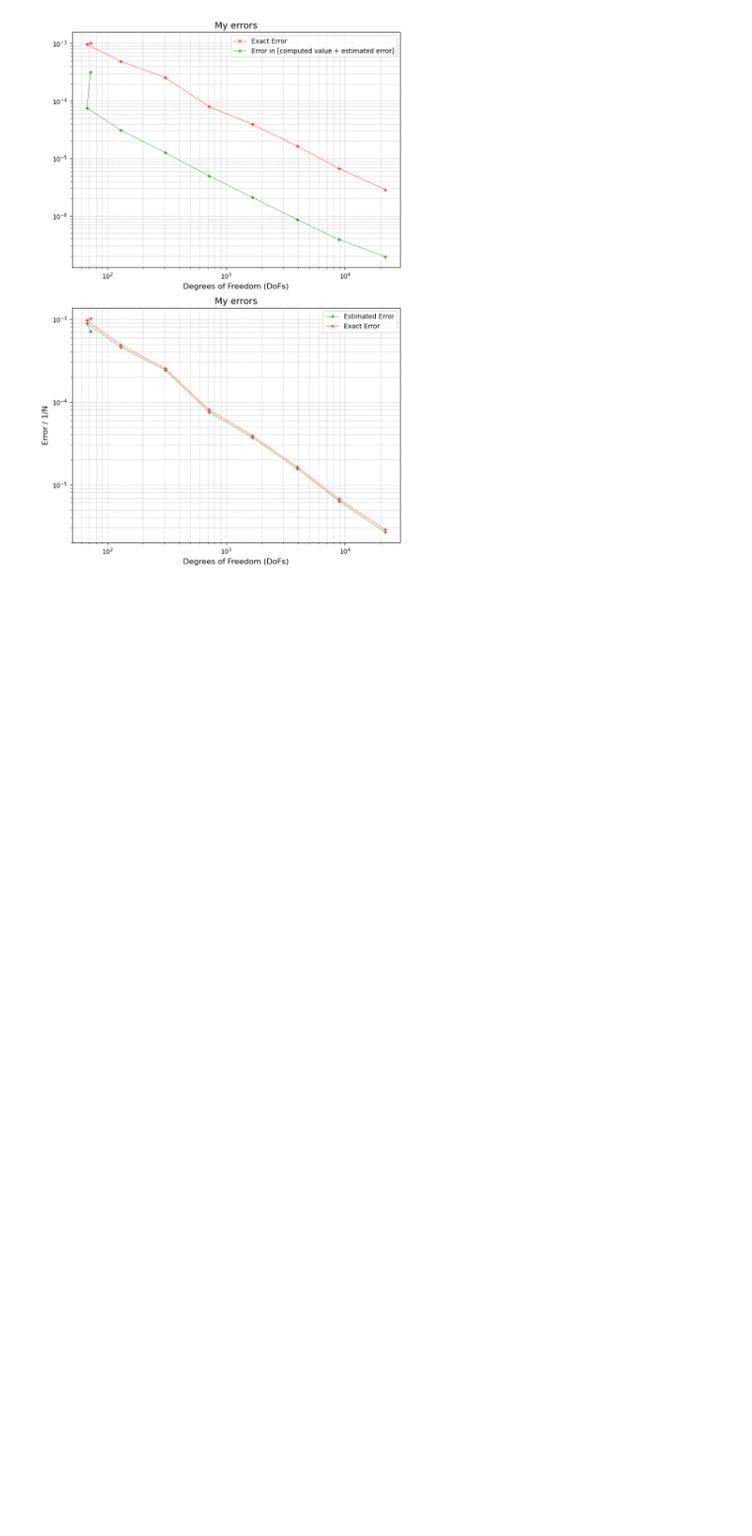
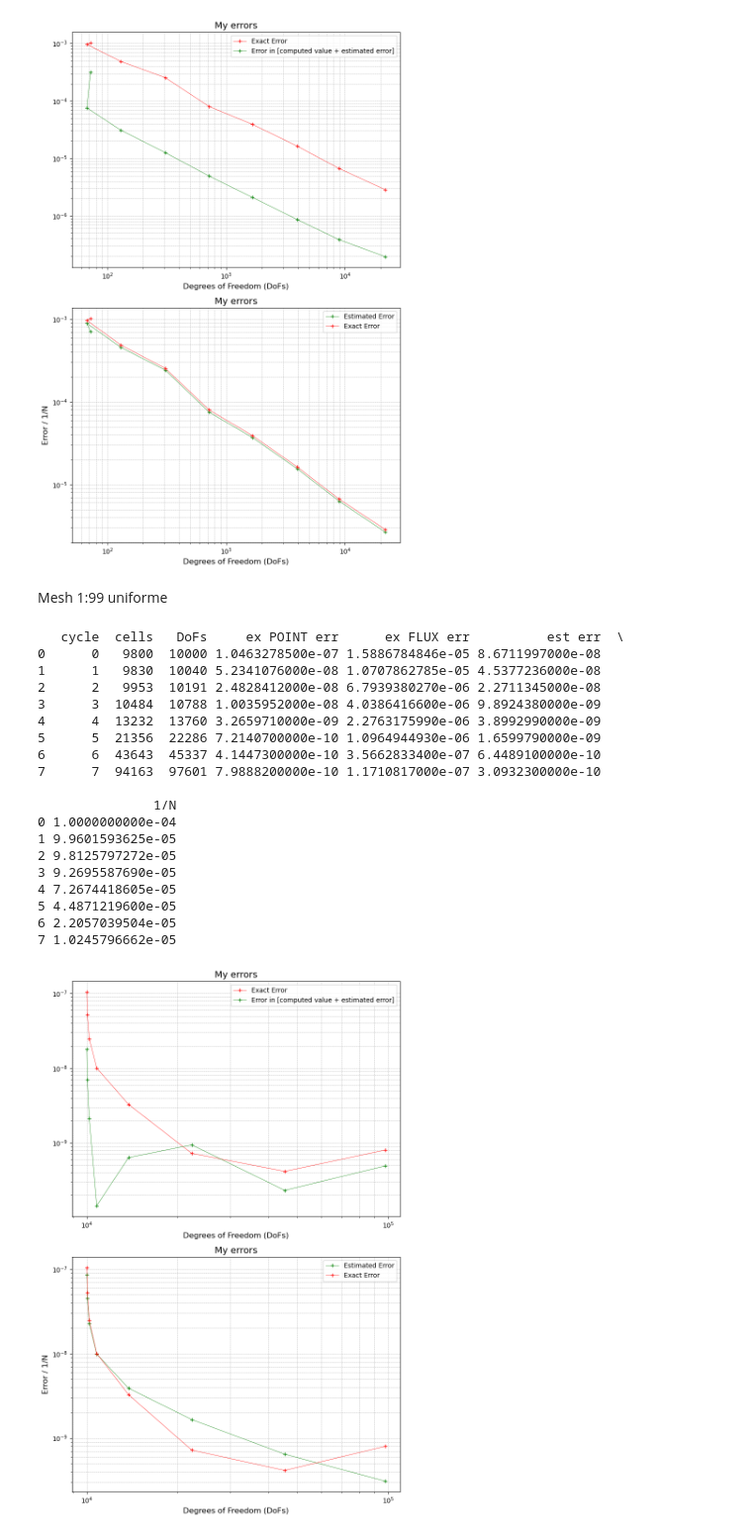
Before and after one commit to Matteo-Malve/ion_propulsion, a Jupyter notebook: postprocessing/error_convergence_plots.ipynb, the cells around one changed output. Shown at 99% size. Saved outputs shown, nothing was run; the diff lists cells and outputs as text; code cells hidden in the pictures; blank space fills up the shorter version.

Commit message:
Test with new mesh. Instructions on preliminary refinement now parsed. Fixed call to compute_flux(), now separately called in framework run and correctly overridden by WeightedError

```diff
--- a/postprocessing/error_convergence_plots.ipynb
+++ b/postprocessing/error_convergence_plots.ipynb
@@ -56,3 +56,70 @@ plt.show()
 7      7   8388   8934 6.6680900150e-06 6.2835870700e-06 1.1193194538e-04
 8      8  20739  21799 2.8596349680e-06 2.6640942370e-06 4.5873663930e-05
 [figure]
+# %% [markdown]
+Mesh 1:99 uniforme
+# %%
+import pandas as pd
+import matplotlib.pyplot as plt
+import numpy as np
+
+# Load the data from the CSV file
+file_name = "../results/convergence_results.csv"
+#EXACT_VALUE = 0.0334473
+#EXACT_VALUE = 1.767446e-05    # Ratio 1:100
+EXACT_VALUE = 1.742630e-05     # Ratio 1:99
+data = pd.read_csv(file_name)
+
+# Compute 1/N (1/DoFs)
+data['1/N'] = 1 / data['DoFs']
+pd.options.display.float_format = '{:.10e}'.format  # 10 digits of precision
+print(data)
+
+# Create the figure
+plt.figure(figsize=(8, 12))  # Adjust the figure size for two plots
+
+# Plot 1: Original log-log plot
+plt.subplot(2, 1, 1)  # First subplot (top)
+plt.loglog(data['DoFs'], data['ex POINT err'], "r-+", linewidth=0.5, label='Exact Error')
+plt.loglog(data['DoFs'], abs(data['ex POINT err']-data["est err"]),"g-+", linewidth=0.5, label='Error in [computed value + estimated error]')
+#plt.loglog(data['DoFs'], abs((data['computed_value']+data["est err"])-EXACT_VALUE),"y-+", linewidth=0.5, label='(real) Error in [computed value + estimated error]')
+#plt.loglog(data['DoFs'], data['1/N']*0.03, "b:", linewidth=0.5, label='1/N')
+plt.xlabel('Degrees of Freedom (DoFs)', fontsize=12)
+plt.title('My errors', fontsize=14)
+plt.legend()
+plt.grid(True, which="both", linestyle='--', linewidth=0.5)
+
+# Plot 2: Duplicate plot
+plt.subplot(2, 1, 2)  # Second subplot (bottom)
+plt.loglog(data['DoFs'], data['est err'],"g-+", linewidth=0.5, label='Estimated Error')
+plt.loglog(data['DoFs'], data['ex POINT err'],"r-+", linewidth=0.5, label='Exact Error')
+plt.xlabel('Degrees of Freedom (DoFs)', fontsize=12)
+plt.ylabel('Error / 1/N', fontsize=12)
+plt.title('My errors', fontsize=14)
+plt.legend()
+plt.grid(True, which="both", linestyle='--', linewidth=0.5)
+
+# Adjust layout and show the plots
+plt.tight_layout()
+plt.show()
+# %% [output]
+   cycle  cells   DoFs     ex POINT err      ex FLUX err          est err  \
+0      0   9800  10000 1.0463278500e-07 1.5886784846e-05 8.6711997000e-08
+1      1   9830  10040 5.2341076000e-08 1.0707862785e-05 4.5377236000e-08
+2      2   9953  10191 2.4828412000e-08 6.7939380270e-06 2.2711345000e-08
+3      3  10484  10788 1.0035952000e-08 4.0386416600e-06 9.8924380000e-09
+4      4  13232  13760 3.2659710000e-09 2.2763175990e-06 3.8992990000e-09
+5      5  21356  22286 7.2140700000e-10 1.0964944930e-06 1.6599790000e-09
+6      6  43643  45337 4.1447300000e-10 3.5662833400e-07 6.4489100000e-10
+7      7  94163  97601 7.9888200000e-10 1.1710817000e-07 3.0932300000e-10
+
+               1/N
+0 1.0000000000e-04
+1 9.9601593625e-05
+2 9.8125797272e-05
+3 9.2695587690e-05
+4 7.2674418605e-05
+5 4.4871219600e-05
+6 2.2057039504e-05
+7 1.0245796662e-05
+[figure, added]
```
Also changed, not shown: parts of 2 cells of this notebook, 12 other files.
